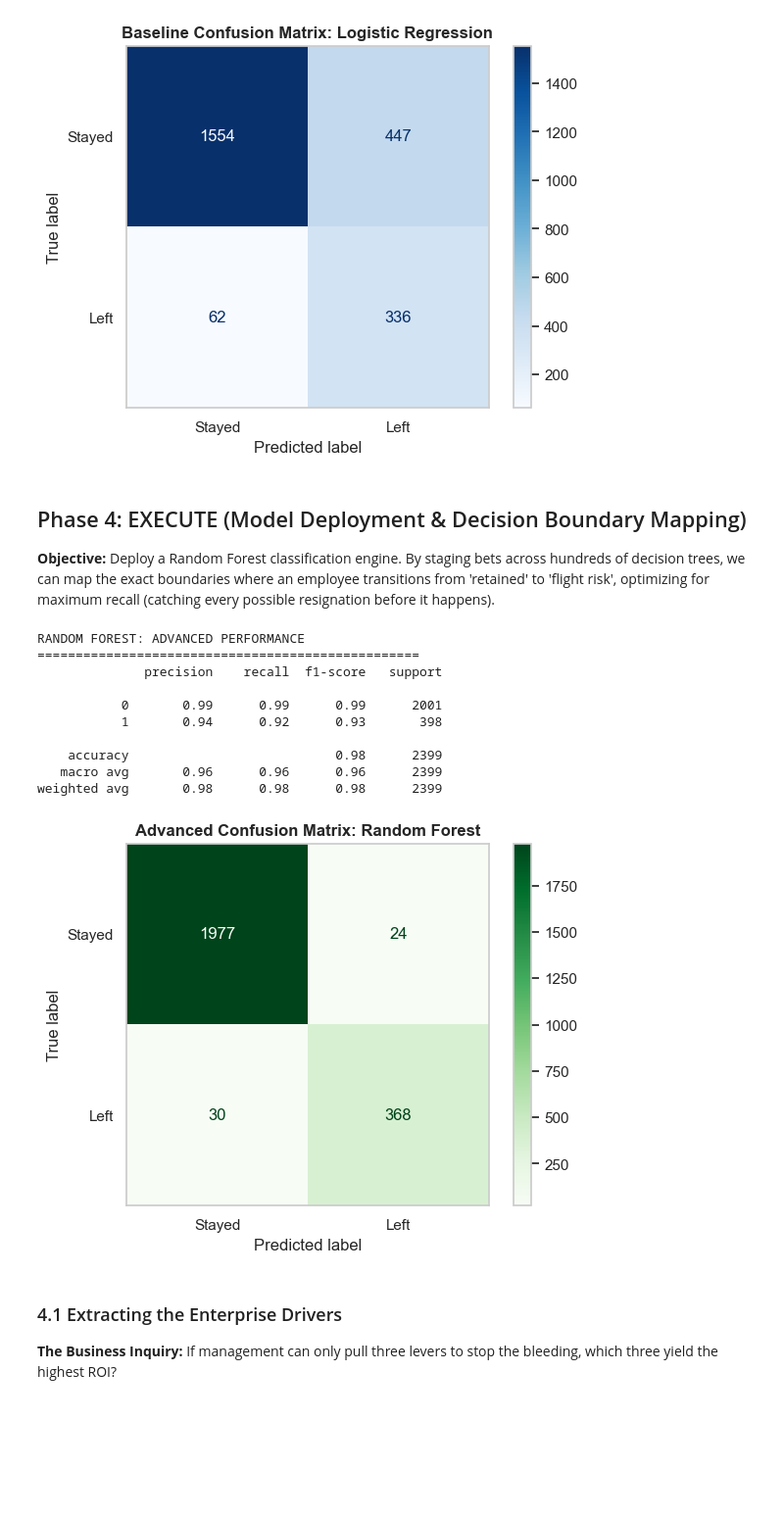
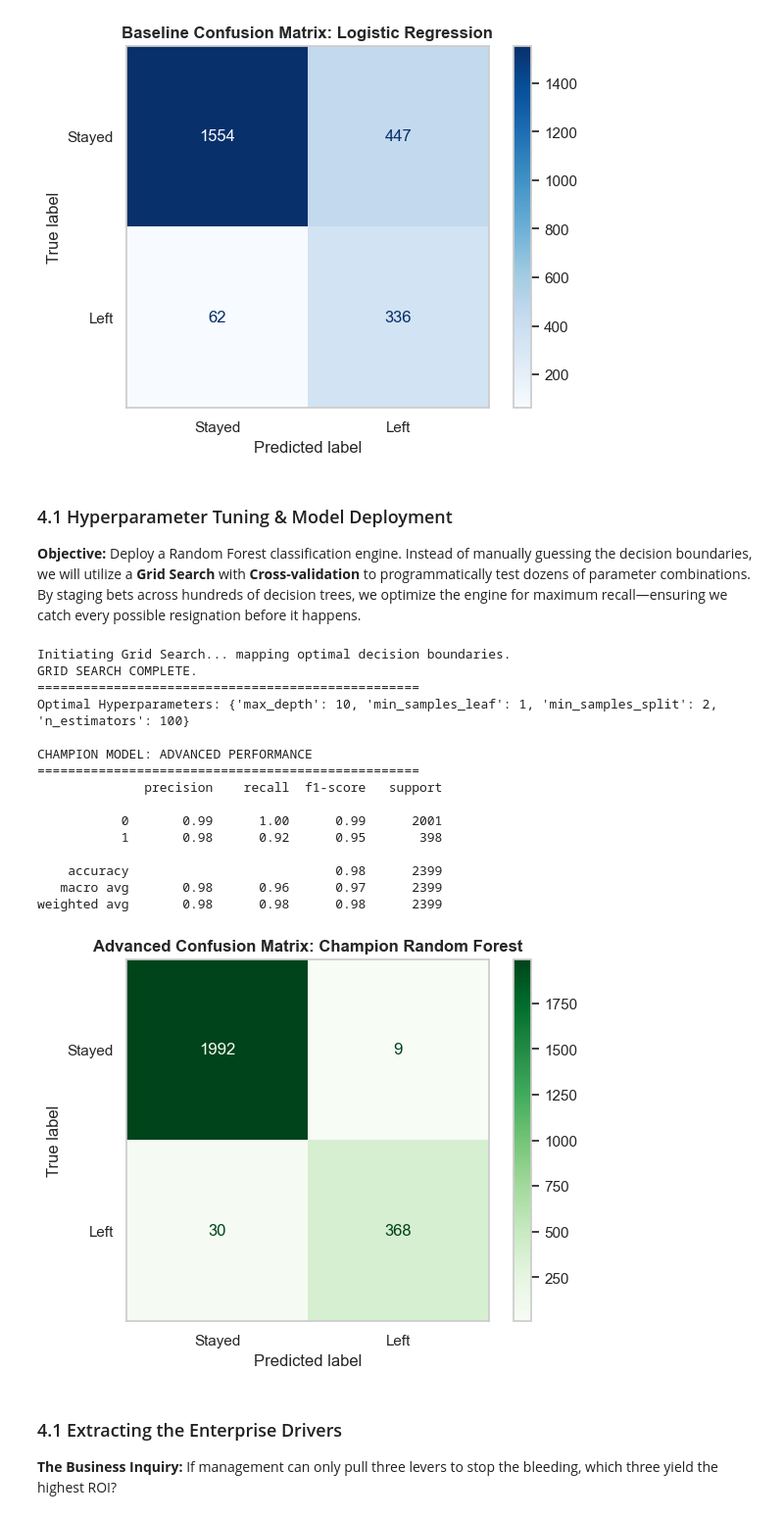
Before and after one commit to navneetwadhavane/salifort-strategic-retention, a Jupyter notebook: salifort_analysis.ipynb, the cells around one changed output. Shown at 98% size. Cells and saved outputs as stored; diff of their text form; code cells hidden in the pictures; blank space fills up the shorter version.

```diff
--- a/salifort_analysis.ipynb
+++ b/salifort_analysis.ipynb
@@ -280,49 +283,76 @@ LOGISTIC REGRESSION: BASELINE PERFORMANCE
 weighted avg       0.87      0.79      0.81      2399
 [figure]
 # %% [markdown]
-## Phase 4: EXECUTE (Model Deployment & Decision Boundary Mapping)
-**Objective:** Deploy a Random Forest classification engine. By staging bets across hundreds of decision trees, we can map the exact boundaries where an employee transitions from 'retained' to 'flight risk', optimizing for maximum recall (catching every possible resignation before it happens).
+### 4.1 Hyperparameter Tuning & Model Deployment
+
+**Objective:** Deploy a Random Forest classification engine. Instead of manually guessing the decision boundaries, we will utilize a **Grid Search** with **Cross-validation** to programmatically test dozens of parameter combinations. By staging bets across hundreds of decision trees, we optimize the engine for maximum recall—ensuring we catch every possible resignation before it happens.
 # %%
+# Phase 4: EXECUTE - Advanced Model Optimization
 from sklearn.ensemble import RandomForestClassifier
+from sklearn.model_selection import GridSearchCV
+from sklearn.metrics import classification_report, ConfusionMatrixDisplay
+import matplotlib.pyplot as plt
 
-# Step 23 & 25: Instantiate and train the Random Forest engine
-# We use class_weight='balanced' just like we did for Logistic Regression
-rf_model = RandomForestClassifier(
-    n_estimators=100,
-    class_weight='balanced',
-    random_state=42,
-    max_depth=7 # Restricting depth to prevent overfitting
-)
+# 1. Instantiate the baseline engine
+rf_base = RandomForestClassifier(class_weight='balanced', random_state=42)
 
-# Fit the engine
-rf_model.fit(X_train, y_train)
+# 2. Define the hyperparameter grid
+# We are testing varying depths and split constraints to maximize signal and reduce overfitting
+cv_params = {
+    'n_estimators': [100, 200],
+    'max_depth': [5, 7, 10],
+    'min_samples_split': [2, 5],
+    'min_samples_leaf': [1, 2]
+}
 
-# Execute predictions
-y_pred_rf = rf_model.predict(X_test)
+# 3. Execute Grid Search (Optimizing for 'f1' to balance precision and recall)
+print("Initiating Grid Search... mapping optimal decision boundaries.")
+rf_grid = GridSearchCV(rf_base, cv_params, scoring='f1', cv=5, n_jobs=-1)
+rf_grid.fit(X_train, y_train)
+
+# 4. Isolate the Champion Model
+rf_champion = rf_grid.best_estimator_
+
+print("GRID SEARCH COMPLETE.")
+print("="*50)
+print(f"Optimal Hyperparameters: {rf_grid.best_params_}")
+
+# 5. Execute predictions on unseen testing data
+y_pred_rf = rf_champion.predict(X_test)
 
 # Evaluate the advanced engine
-print("RANDOM FOREST: ADVANCED PERFORMANCE")
+print("\nCHAMPION MODEL: ADVANCED PERFORMANCE")
 print("="*50)
 print(classification_report(y_test, y_pred_rf))
 
 # Visualize the new Confusion Matrix
-disp_rf = ConfusionMatrixDisplay(confusion_matrix(y_test, y_pred_rf), display_labels=['Stayed', 'Left'])
-disp_rf.plot(cmap='Greens', values_format='d')
-plt.title('Advanced Confusion Matrix: Random Forest', weight='bold')
+disp_rf = ConfusionMatrixDisplay.from_predictions(
+    y_test,
+    y_pred_rf,
+    display_labels=['Stayed', 'Left'],
+    cmap='Greens',
+    values_format='d'
+)
+plt.title('Advanced Confusion Matrix: Champion Random Forest', weight='bold')
 plt.grid(False)
 plt.show()
 # %% [output]
-RANDOM FOREST: ADVANCED PERFORMANCE
+Initiating Grid Search... mapping optimal decision boundaries.
+GRID SEARCH COMPLETE.
+==================================================
+Optimal Hyperparameters: {'max_depth': 10, 'min_samples_leaf': 1, 'min_samples_split': 2, 'n_estimators': 100}
+
+CHAMPION MODEL: ADVANCED PERFORMANCE
 ==================================================
               precision    recall  f1-score   support
 
-           0       0.99      0.99      0.99      2001
-           1       0.94      0.92      0.93       398
+           0       0.99      1.00      0.99      2001
+           1       0.98      0.92      0.95       398
 
     accuracy                           0.98      2399
-   macro avg       0.96      0.96      0.96      2399
+   macro avg       0.98      0.96      0.97      2399
 weighted avg       0.98      0.98      0.98      2399
-[figure, old version]
+[figure, new version]
 # %% [markdown]
 ### 4.1 Extracting the Enterprise Drivers
 **The Business Inquiry:** If management can only pull three levers to stop the bleeding, which three yield the highest ROI?
```
Also changed, not shown: parts of 4 cells of this notebook, 1 other file.
